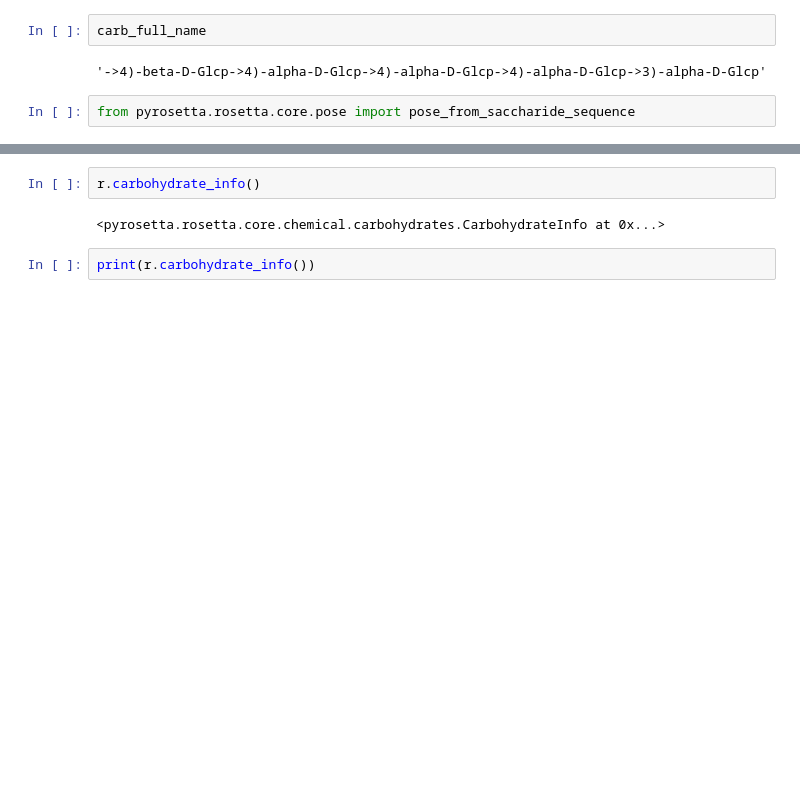
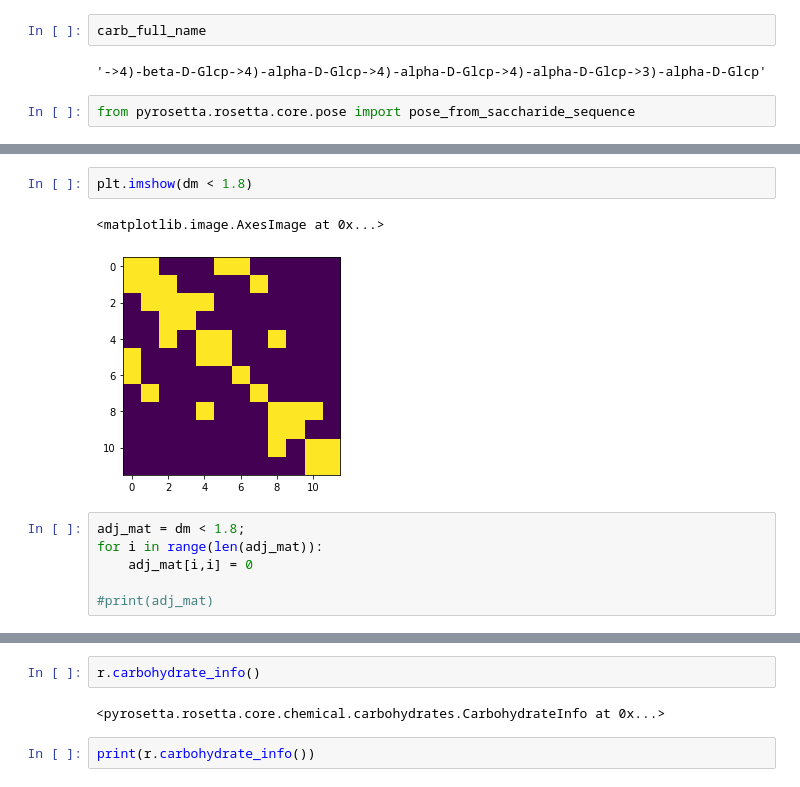
Before and after one commit to swcanner/capdock, a Jupyter notebook: identify_carb.ipynb, the cells around one changed output, grey strips where cells are left out. Saved outputs shown, nothing was run; the diff lists cells and outputs as text; blank space fills up the shorter version.

```diff
--- a/identify_carb.ipynb
+++ b/identify_carb.ipynb
@@ -400,0 +456,11 @@ AttributeError: 'pyrosetta.rosetta.core.conformation.Residue' object has no attr
+# %%
+plt.imshow(dm < 1.8)
+# %% [output]
+<matplotlib.image.AxesImage at 0x...>
+[figure, added]
+# %%
+adj_mat = dm < 1.8;
+for i in range(len(adj_mat)):
+    adj_mat[i,i] = 0
+
+#print(adj_mat)
```
Also changed, not shown: parts of 30 cells of this notebook.
